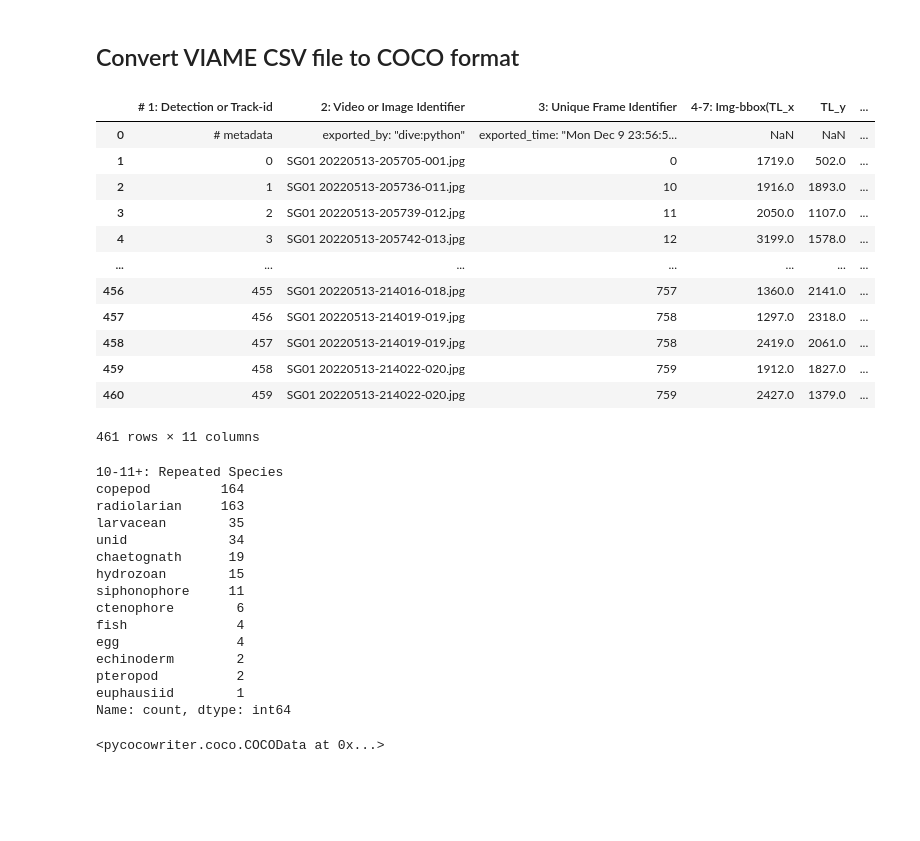
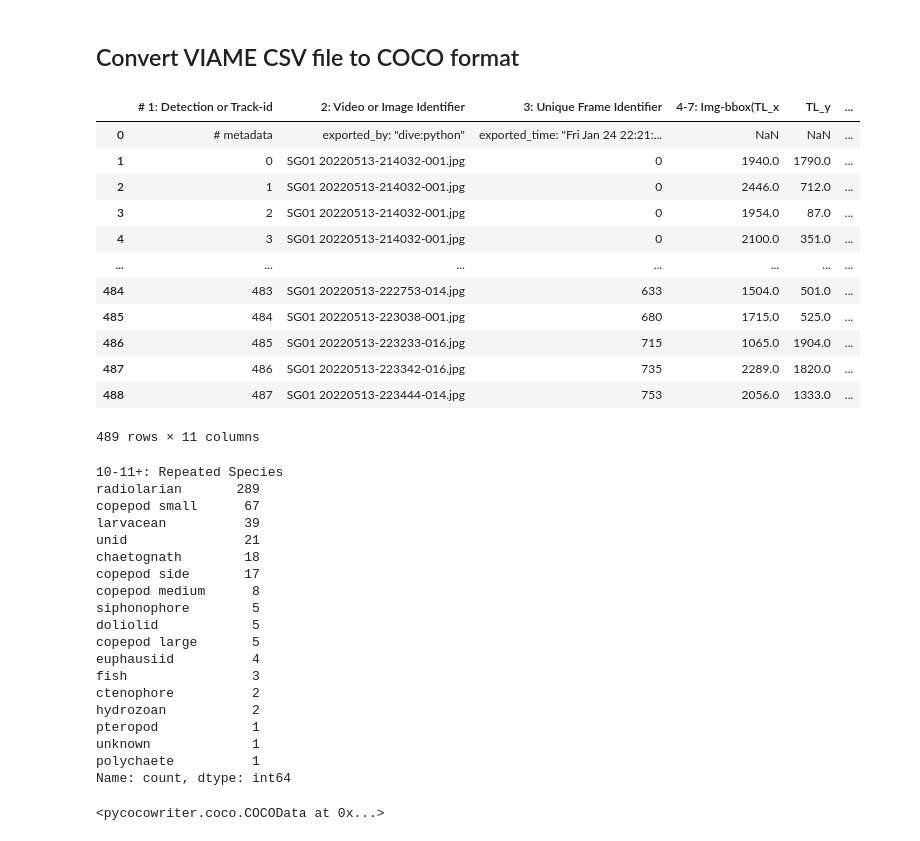
Before and after one commit to smwoodman/miniature-dollop, a Jupyter notebook: viame-exp.ipynb, the cells around one changed output. Cells and saved outputs as stored; diff of their text form; code cells hidden in the pictures; blank space fills up the shorter version.

```diff
--- a/viame-exp.ipynb
+++ b/viame-exp.ipynb
@@ -39,46 +39,50 @@ CompletedProcess(args=['gcsfuse', '--implicit-dirs', 'esd-image-library-dev', '/
 # %%
 # Read in CSV file(s)
 os.listdir(csv_base_path)
 
-csv_path2 = os.path.join(csv_base_path, 'amlr08-20220513-dir0002-annotations-manual.csv')
+csv_path2 = os.path.join(csv_base_path, 'amlr08-20220513-dir0003-annotations-manual.csv')
 
 d2 = pd.read_csv(csv_path2)
 display(d2)
 
 display(d2.iloc[1:, 9].value_counts())
 
 # pref = "/home/sam_woodman_noaa_gov/Dir0002"
 # d2.loc[1:, '2: Video or Image Identifier'] = (
 #     [f"{pref}/{i}" for i in d2['2: Video or Image Identifier'].values[1:]])
 # d2.to_csv("tmp2.csv", index=False)
 # %% [output]
 |  | # 1: Detection or Track-id | 2: Video or Image Identifier | 3: Unique Frame Identifier | 4-7: Img-bbox(TL_x | TL_y | ... |
-| 0 | # metadata | exported_by: "dive:python" | exported_time: "Mon Dec 9 23:56:5... | NaN | NaN | ... |
-| 1 | 0 | SG01 20220513-205705-001.jpg | 0 | 1719.0 | 502.0 | ... |
-| 2 | 1 | SG01 20220513-205736-011.jpg | 10 | 1916.0 | 1893.0 | ... |
-| 3 | 2 | SG01 20220513-205739-012.jpg | 11 | 2050.0 | 1107.0 | ... |
-| 4 | 3 | SG01 20220513-205742-013.jpg | 12 | 3199.0 | 1578.0 | ... |
+| 0 | # metadata | exported_by: "dive:python" | exported_time: "Fri Jan 24 22:21:... | NaN | NaN | ... |
+| 1 | 0 | SG01 20220513-214032-001.jpg | 0 | 1940.0 | 1790.0 | ... |
+| 2 | 1 | SG01 20220513-214032-001.jpg | 0 | 2446.0 | 712.0 | ... |
+| 3 | 2 | SG01 20220513-214032-001.jpg | 0 | 1954.0 | 87.0 | ... |
+| 4 | 3 | SG01 20220513-214032-001.jpg | 0 | 2100.0 | 351.0 | ... |
 | ... | ... | ... | ... | ... | ... | ... |
-| 456 | 455 | SG01 20220513-214016-018.jpg | 757 | 1360.0 | 2141.0 | ... |
-| 457 | 456 | SG01 20220513-214019-019.jpg | 758 | 1297.0 | 2318.0 | ... |
-| 458 | 457 | SG01 20220513-214019-019.jpg | 758 | 2419.0 | 2061.0 | ... |
-| 459 | 458 | SG01 20220513-214022-020.jpg | 759 | 1912.0 | 1827.0 | ... |
-| 460 | 459 | SG01 20220513-214022-020.jpg | 759 | 2427.0 | 1379.0 | ... |
+| 484 | 483 | SG01 20220513-222753-014.jpg | 633 | 1504.0 | 501.0 | ... |
+| 485 | 484 | SG01 20220513-223038-001.jpg | 680 | 1715.0 | 525.0 | ... |
+| 486 | 485 | SG01 20220513-223233-016.jpg | 715 | 1065.0 | 1904.0 | ... |
+| 487 | 486 | SG01 20220513-223342-016.jpg | 735 | 2289.0 | 1820.0 | ... |
+| 488 | 487 | SG01 20220513-223444-014.jpg | 753 | 2056.0 | 1333.0 | ... |
-461 rows × 11 columns
+489 rows × 11 columns
 10-11+: Repeated Species
-copepod         164
-radiolarian     163
-larvacean        35
-unid             34
-chaetognath      19
-hydrozoan        15
-siphonophore     11
-ctenophore        6
-fish              4
-egg               4
-echinoderm        2
-pteropod          2
-euphausiid        1
+radiolarian       289
+copepod small      67
+larvacean          39
+unid               21
+chaetognath        18
+copepod side       17
+copepod medium      8
+siphonophore        5
+doliolid            5
+copepod large       5
+euphausiid          4
+fish                3
+ctenophore          2
+hydrozoan           2
+pteropod            1
+unknown             1
+polychaete          1
 Name: count, dtype: int64
 # %%
 # viame2coco.viame2coco(csv_path2, "temporary description")
```
Also changed, not shown: parts of 4 cells of this notebook.
